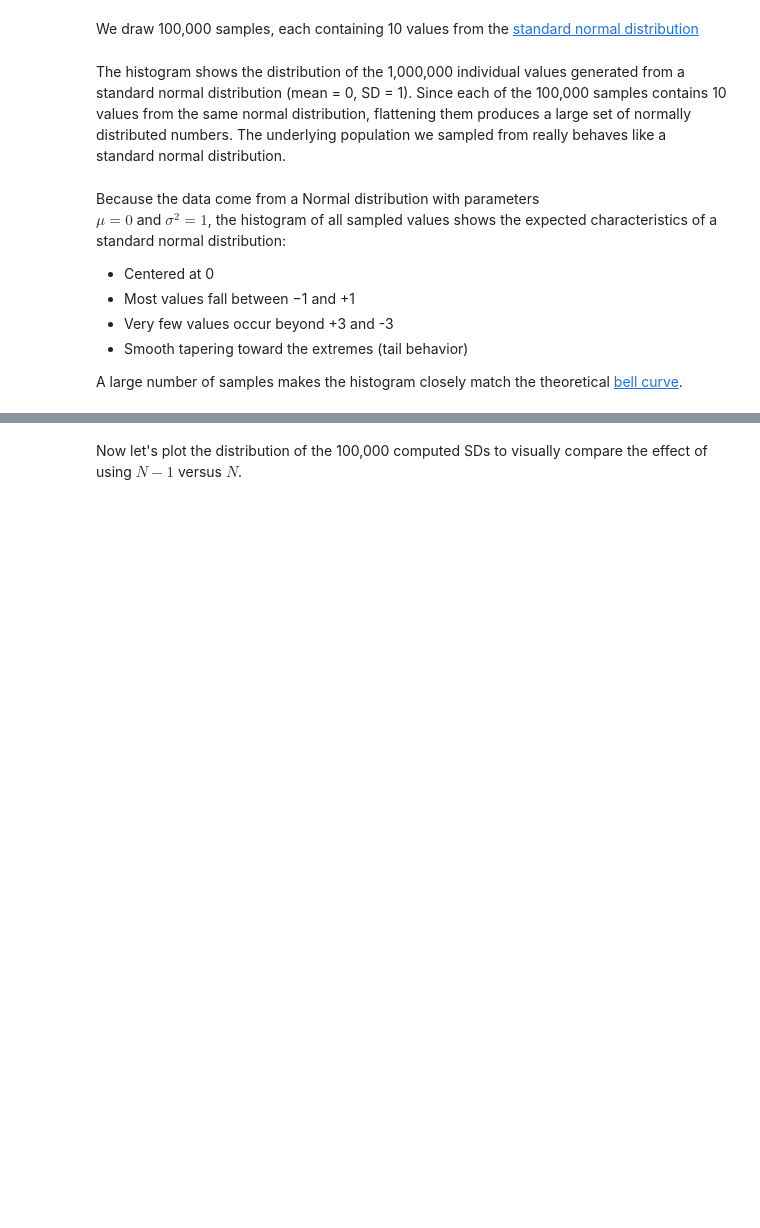
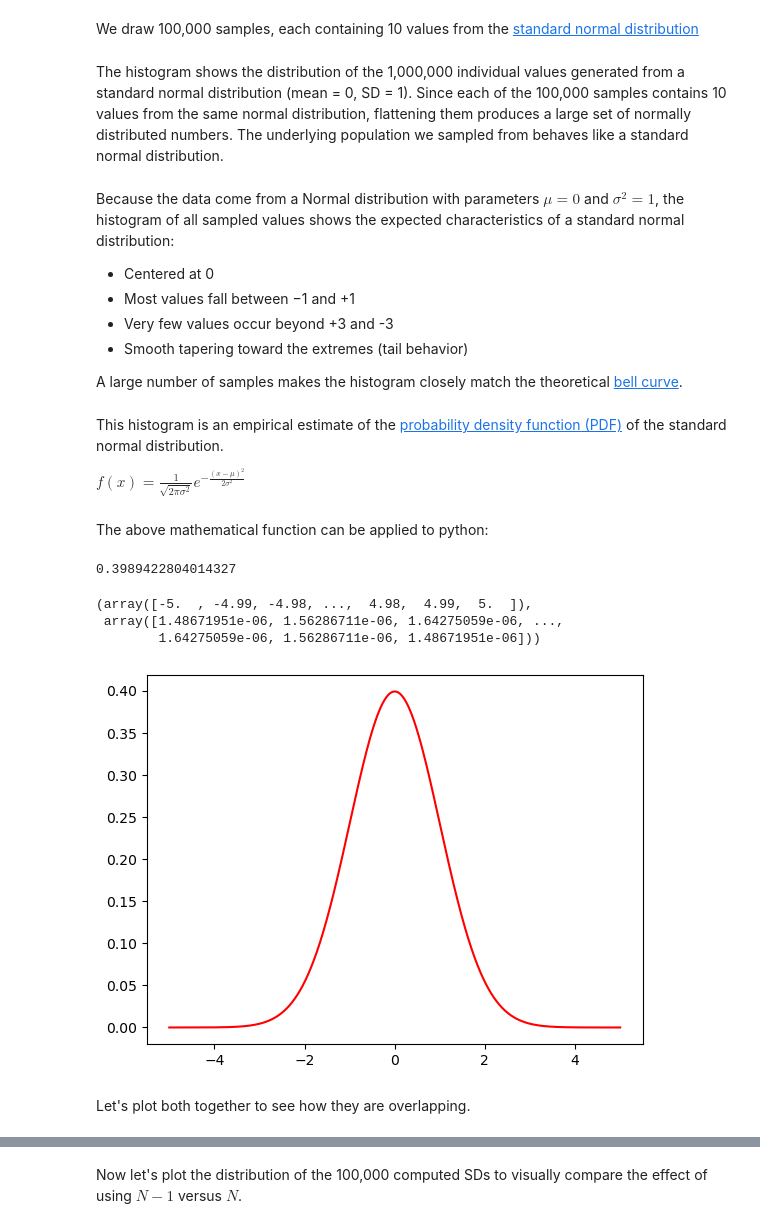
Before and after one commit to mondbr/applied_statistics, a Jupyter notebook: problems.ipynb, the cells around one changed output, grey strips where cells are left out. Cells and saved outputs as stored; diff of their text form; code cells hidden in the pictures; blank space fills up the shorter version.

```diff
--- a/problems.ipynb
+++ b/problems.ipynb
@@ -894,10 +900,9 @@ plt.show()
 # %% [markdown]
 We draw 100,000 samples, each containing 10 values from the [standard normal distribution](https://www.w3schools.com/statistics/statistics_standard_normal_distribution.php)
 # %% [markdown]
-The histogram shows the distribution of the 1,000,000 individual values generated from a standard normal distribution (mean = 0, SD = 1). Since each of the 100,000 samples contains 10 values from the same normal distribution, flattening them produces a large set of normally distributed numbers. The underlying population we sampled from really behaves like a standard normal distribution.
+The histogram shows the distribution of the 1,000,000 individual values generated from a standard normal distribution (mean = 0, SD = 1). Since each of the 100,000 samples contains 10 values from the same normal distribution, flattening them produces a large set of normally distributed numbers. The underlying population we sampled from behaves like a standard normal distribution.
 # %% [markdown]
-Because the data come from a Normal distribution with parameters
-$\mu = 0$ and $\sigma^2 = 1$, the histogram of all sampled values shows the expected
+Because the data come from a Normal distribution with parameters $\mu = 0$ and $\sigma^2 = 1$, the histogram of all sampled values shows the expected
 characteristics of a standard normal distribution:
 
 
@@ -907,3 +912,44 @@ characteristics of a standard normal distribution:
 * Smooth tapering toward the extremes (tail behavior)
 
 A large number of samples makes the histogram closely match the theoretical [bell curve](https://en.wikipedia.org/wiki/Normal_distribution).
+# %% [markdown]
+This histogram is an empirical estimate of the [probability density function (PDF)](https://en.wikipedia.org/wiki/Normal_distribution) of the standard normal distribution.
+
+$ f(x) = \frac{1}{\sqrt{2 \pi \sigma^2}} e^{-\frac{(x - \mu)^2}{2 \sigma^2}} $
+# %% [markdown]
+The above mathematical function can be applied to python:
+# %%
+def f(x, mu=0.0, sigma=1.0):
+  # The normalisation constant.
+  norm = 1.0 / np.sqrt(2.0 * np.pi * sigma**2)
+
+  # f(x)
+  return norm * np.exp(-(x - mu)**2 / (2.0 * sigma**2))
+# %%
+# Test the function.
+f(0.0)
+# %% [output]
+0.3989422804014327
+# %%
+# Create an x range.
+x = np.linspace(-5.0, 5.0, 1001)
+
+# Get y values.
+y = f(x)
+
+# Show.
+x, y
+# %% [output]
+(array([-5.  , -4.99, -4.98, ...,  4.98,  4.99,  5.  ]),
+ array([1.48671951e-06, 1.56286711e-06, 1.64275059e-06, ...,
+        1.64275059e-06, 1.56286711e-06, 1.48671951e-06]))
+# %%
+# Create an empty plot.
+fig, ax = plt.subplots()
+
+# Plot the function.
+ax.plot(x, y, 'r');
+# %% [output]
+[figure, added]
+# %% [markdown]
+Let's plot both together to see how they are overlapping.
```
Also changed, not shown: parts of 34 cells of this notebook.
